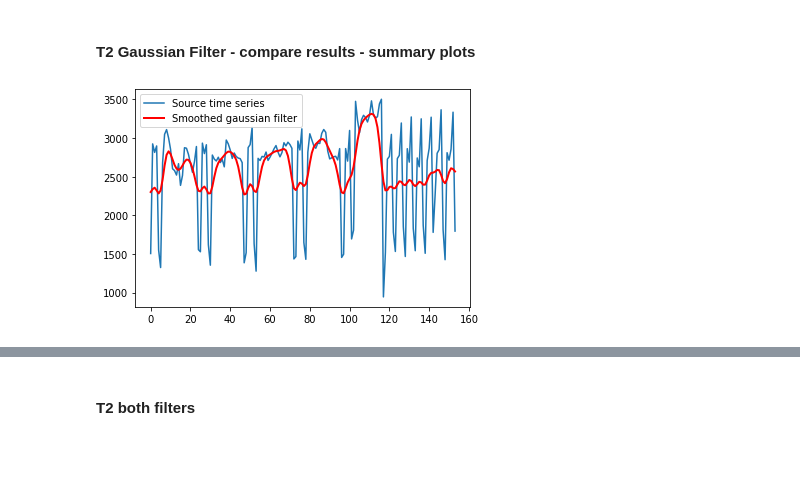
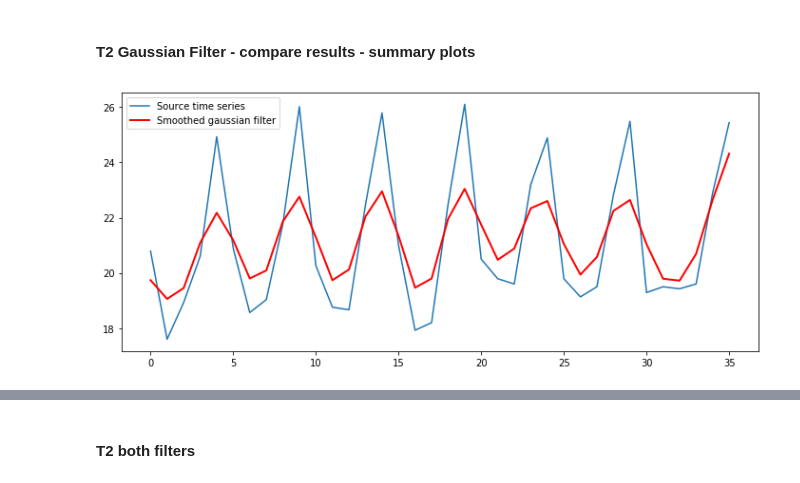
Before and after one commit to Nemat-Allah-Aloush/Multivariate_Data_Analysis, a Jupyter notebook: lab_04.ipynb, the cells around one changed output, grey strips where cells are left out. Cells and saved outputs as stored; diff of their text form; code cells hidden in the pictures; blank space fills up the shorter version.

```diff
--- a/lab_04.ipynb
+++ b/lab_04.ipynb
@@ -46 +47,6 @@ df_sample_colomn_energydata['date']=pd.to_datetime(df_sample_colomn_energydata['
 df_sample_colomn_energydata['date']=df_sample_colomn_energydata['date'].dt.round('1d')
+# %%
+# Aggregation data
+df_daily=df_sample_colomn_energydata.groupby('date', as_index=False).agg({"T2": "median","T5": "median","T6": "median","T_out": "median" }) # median
+df_daily=df_daily.sort_values('date')
+df_daily.index=pd.date_range(freq="m",start=df_daily["date"][0],periods=len(df_daily['date']))
@@ -47,3 +73,12 @@ df_sample_colomn_energydata['date']=df_sample_colomn_energydata['date'].dt.round
+# %%
+print(df_daily)
+diff = difference(dataset=df_daily['T2'], interval=1)
+v=df_daily['T2'].add(diff)
+#print(df_daily)
+df_daily.drop('T2',axis=1)
+v.name='new T2'
+df_daily['new T2']=(v)
+print(df_daily)
 # %% [markdown]
 ## Step 02: Stationarity of a process (for mathematical expectation and variance)
 # %%
@@ -97,0 +121,3 @@ p-value = 0.000308
+# %%
+half_data=df_daily[df_daily.date> datetime(2016,6,1)] # after the result of T2
+# half_data=half_data[df_daily.date< datetime(2016,9,1)]
@@ -155,7 +211,7 @@ plt.show()
 # %%
 # Data preperation
 # Convert into numpy array first
-time_series=np.array(df_daily_T2["T2"])
+time_series=np.array(half_data["T2"])
 #FEDOT data preparation
 # Define task - time series forecasting
 # and forecast horizon
@@ -185,11 +253,11 @@ plt.show()
 #### T2 Gaussian Filter - compare results - summary plots
 # %%
 gaussian_node = PrimaryNode('gaussian_filter')
-gaussian_node.custom_params = {'sigma': 2}
+gaussian_node.custom_params = {'sigma': 0.8}
 smoothed_gaussian = node_fit_predict(gaussian_node, input_data)
 plt.plot(input_data.idx, input_data.target, label='Source time series')
 plt.plot(smoothed_gaussian.idx, smoothed_gaussian.predict, label='Smoothed gaussian filter', linewidth=2, c='red')
 plt.legend()
 plt.show()
 # %% [output]
-[figure, old version]
+[figure, new version]
```
Also changed, not shown: parts of 55 cells of this notebook.
